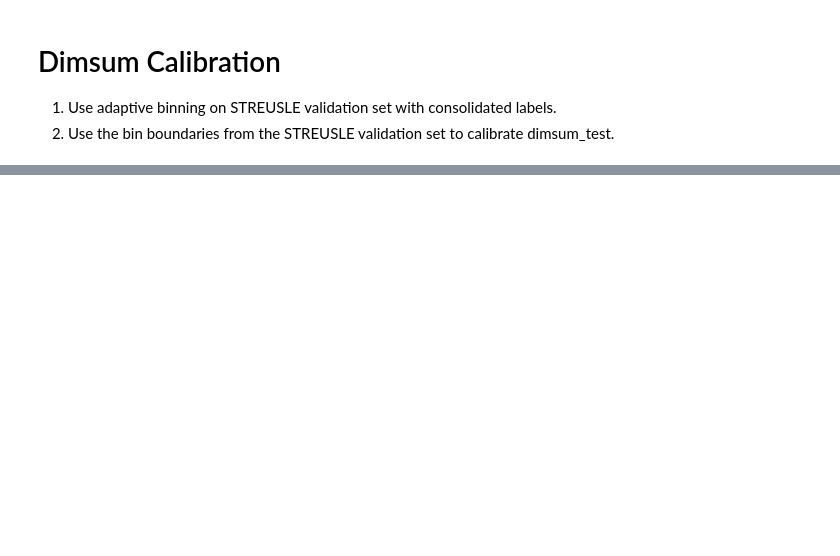
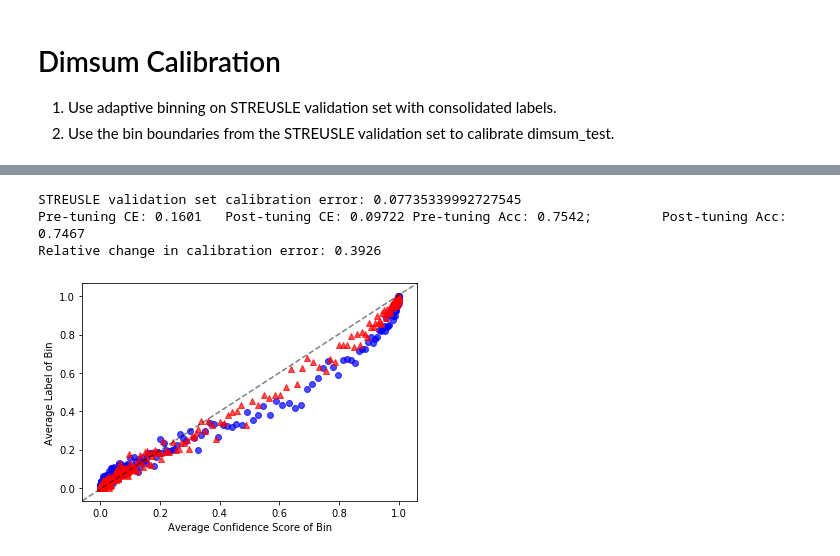
Before and after one commit to mkranzlein/streusle-tagger, a Jupyter notebook: calibration/notebooks/dimsum/005_calibration.ipynb, the cells around one changed output, grey strips where cells are left out. Drawn from its saved outputs; the diff is of its cells as text; code cells hidden in the pictures; blank space fills up the shorter version.

```diff
--- a/calibration/notebooks/dimsum/005_calibration.ipynb
+++ b/calibration/notebooks/dimsum/005_calibration.ipynb
@@ -25,5 +261,6 @@ import sklearn.metrics
 # %%
 # Consolidated labelset minus lexcat subtags
-validation_df = pd.read_csv("calibration/confidence_scores/validation/all_consolidated_no_lexcat.csv")
-test_df = pd.read_csv("calibration/confidence_scores/test/all_consolidated_no_lexcat.csv")
-dimsum_df = pd.read_csv("calibration/confidence_scores/dimsum_test/all_consolidated_no_lexcat.csv")
+labelset_name = "consolidated"
+streusle_validation_df = pd.read_csv("calibration/confidence_scores/validation/all_consolidated_no_lexcat.csv")
+dimsum_test_df = pd.read_csv("calibration/confidence_scores/dimsum_test/all_consolidated_no_lexcat.csv")
+labelset, validation_confidence_scores, validation_labels = get_validation_data(streusle_validation_df)
@@ -316,0 +267,7 @@ Calibration Error (calibrated): 0.1974524149329707, F1: 0.7472567444680206
+# %%
+calibrate("dimsum_test", dimsum_test_df, 200)
+# %% [output]
+STREUSLE validation set calibration error: 0.07735339992727545
+Pre-tuning CE: 0.1601   Post-tuning CE: 0.09722 Pre-tuning Acc: 0.7542;         Post-tuning Acc: 0.7467
+Relative change in calibration error: 0.3926
+[figure, added]
```
Also changed, not shown: parts of 21 cells of this notebook.
